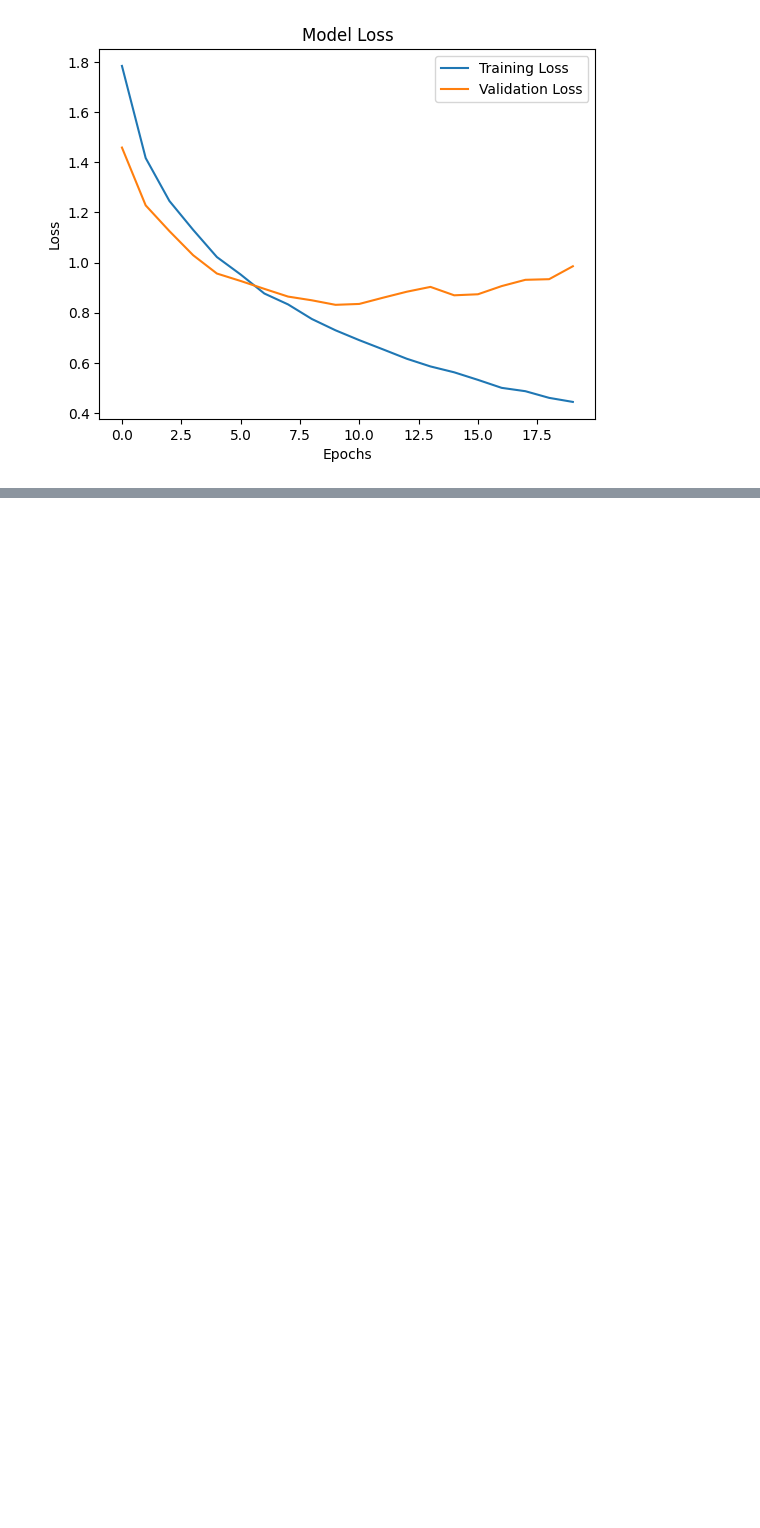
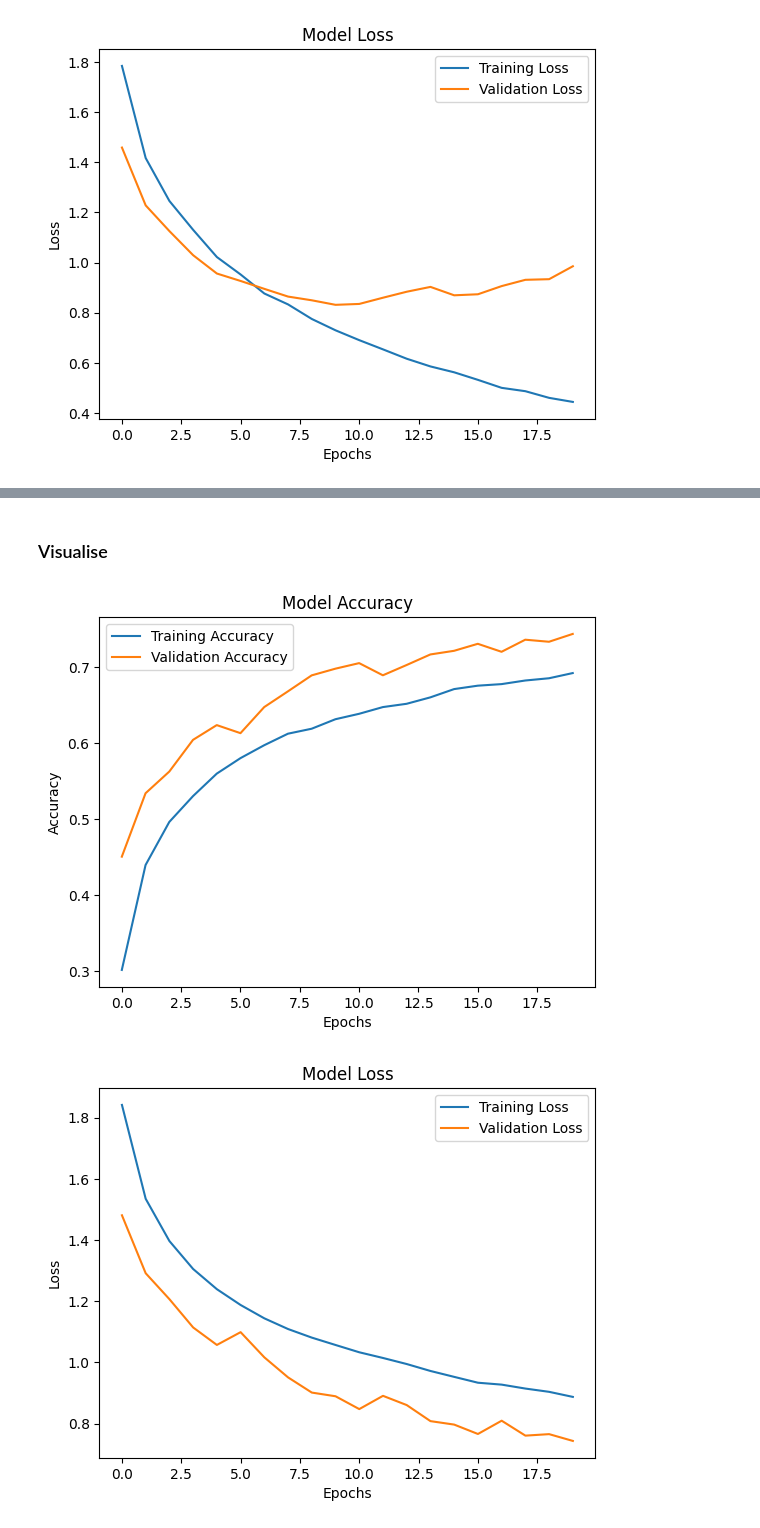
Before and after one commit to mariaingold/ObjectRecognition, a Jupyter notebook: 11_object_recognition.ipynb, the cells around one changed output, grey strips where cells are left out. Drawn from its saved outputs; the diff is of its cells as text; code cells hidden in the pictures; blank space fills up the shorter version.

Commit message:
Model 2

```diff
--- a/11_object_recognition.ipynb
+++ b/11_object_recognition.ipynb
@@ -443,0 +561,11 @@ plt.show()
+# %%
+# Define data augmentation
+datagen = ImageDataGenerator(
+    rotation_range=15,       # Random rotation up to 15 degrees
+    width_shift_range=0.1,   # Random horizontal shifts (10% of image width)
+    height_shift_range=0.1,  # Random vertical shifts (10% of image height)
+    horizontal_flip=True     # Random horizontal flips
+)
+
+# Fit the augmentation generator to the training data (x_train is untouched)
+datagen.fit(x_train)
@@ -443,0 +574,7 @@ plt.show()
+# %%
+# Define early stopping
+early_stopping = EarlyStopping(
+    monitor='val_loss',       # Monitor validation loss
+    patience=3,               # Stop after 3 epochs of no improvement
+    restore_best_weights=True # Revert to the best weights
+)
@@ -443,0 +583,9 @@ plt.show()
+# %%
+# Train the model with data augmentation and early stopping
+history = model.fit(
+    datagen.flow(x_train, y_train, batch_size=64), # Use augmented data
+    validation_data=(x_validate, y_validate),      # Validation data remains unaugmented
+    epochs=20,
+    callbacks=[early_stopping],                    # Apply early stopping
+    verbose=1
+)
@@ -443,0 +611,23 @@ plt.show()
+# %% [markdown]
+### Visualise
+# %%
+# Plot training and validation accuracy
+plt.plot(history.history['accuracy'], label='Training Accuracy')
+plt.plot(history.history['val_accuracy'], label='Validation Accuracy')
+plt.title('Model Accuracy')
+plt.xlabel('Epochs')
+plt.ylabel('Accuracy')
+plt.legend()
+plt.show()
+
+# Plot training and validation loss
+plt.plot(history.history['loss'], label='Training Loss')
+plt.plot(history.history['val_loss'], label='Validation Loss')
+plt.title('Model Loss')
+plt.xlabel('Epochs')
+plt.ylabel('Loss')
+plt.legend()
+plt.show()
+# %% [output]
+[figure, added]
+[figure, added]
```
Also changed, not shown: parts of 15 cells of this notebook.
